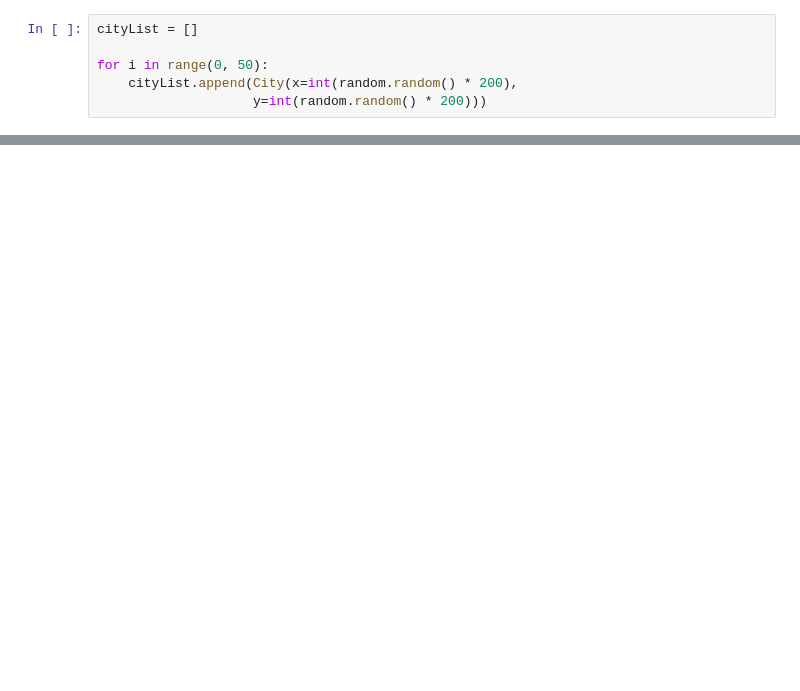
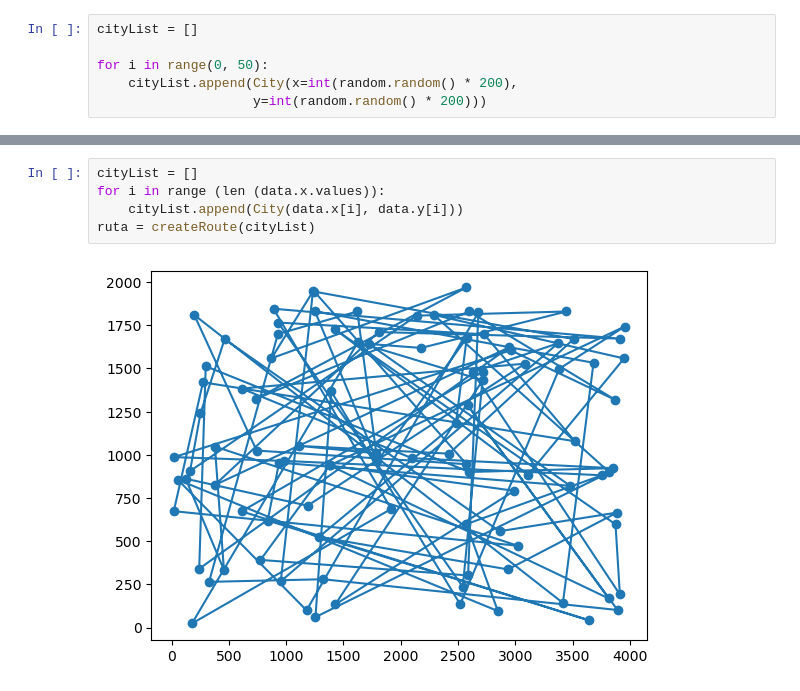
Before and after one commit to el-mimoso/tsp, a Jupyter notebook: mimeticAlgorithm.ipynb, the cells around one changed output, grey strips where cells are left out. Cells and saved outputs as stored; diff of their text form; blank space fills up the shorter version.

```diff
--- a/mimeticAlgorithm.ipynb
+++ b/mimeticAlgorithm.ipynb
@@ -354,0 +273,7 @@ def twoOpt(r):
+# %%
+cityList = []
+for i in range (len (data.x.values)):
+    cityList.append(City(data.x[i], data.y[i]))
+ruta = createRoute(cityList)
+# %% [output]
+[figure, added]
```
Also changed, not shown: parts of 17 cells of this notebook.
